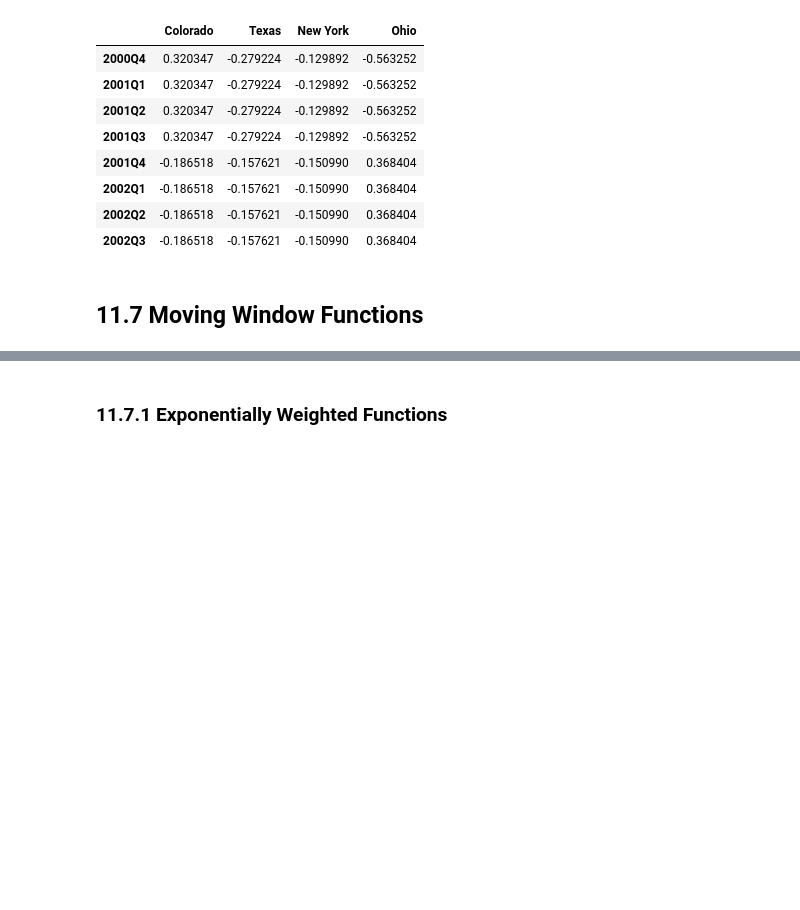
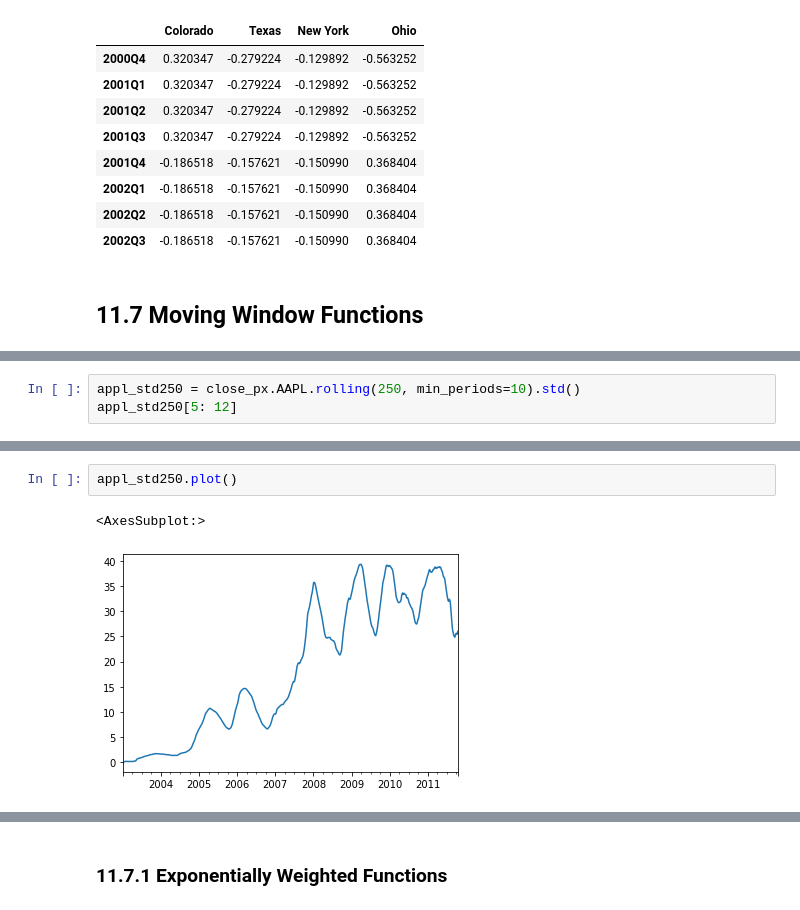
Before and after one commit to brandonbluong/Python-for-Data-Analysis, a Jupyter notebook: 11-Time_Series.ipynb, the cells around one changed output, grey strips where cells are left out. Cells and saved outputs as stored; diff of their text form; blank space fills up the shorter version.

```diff
--- a/11-Time_Series.ipynb
+++ b/11-Time_Series.ipynb
@@ -1351,0 +1374,3 @@ annual_frame.resample('Q-MAR').ffill()
+# %%
+appl_std250 = close_px.AAPL.rolling(250, min_periods=10).std()
+appl_std250[5: 12]
@@ -1351,0 +1386,5 @@ annual_frame.resample('Q-MAR').ffill()
+# %%
+appl_std250.plot()
+# %% [output]
+<AxesSubplot:>
+[figure, added]
```
Also changed, not shown: parts of 22 cells of this notebook.
